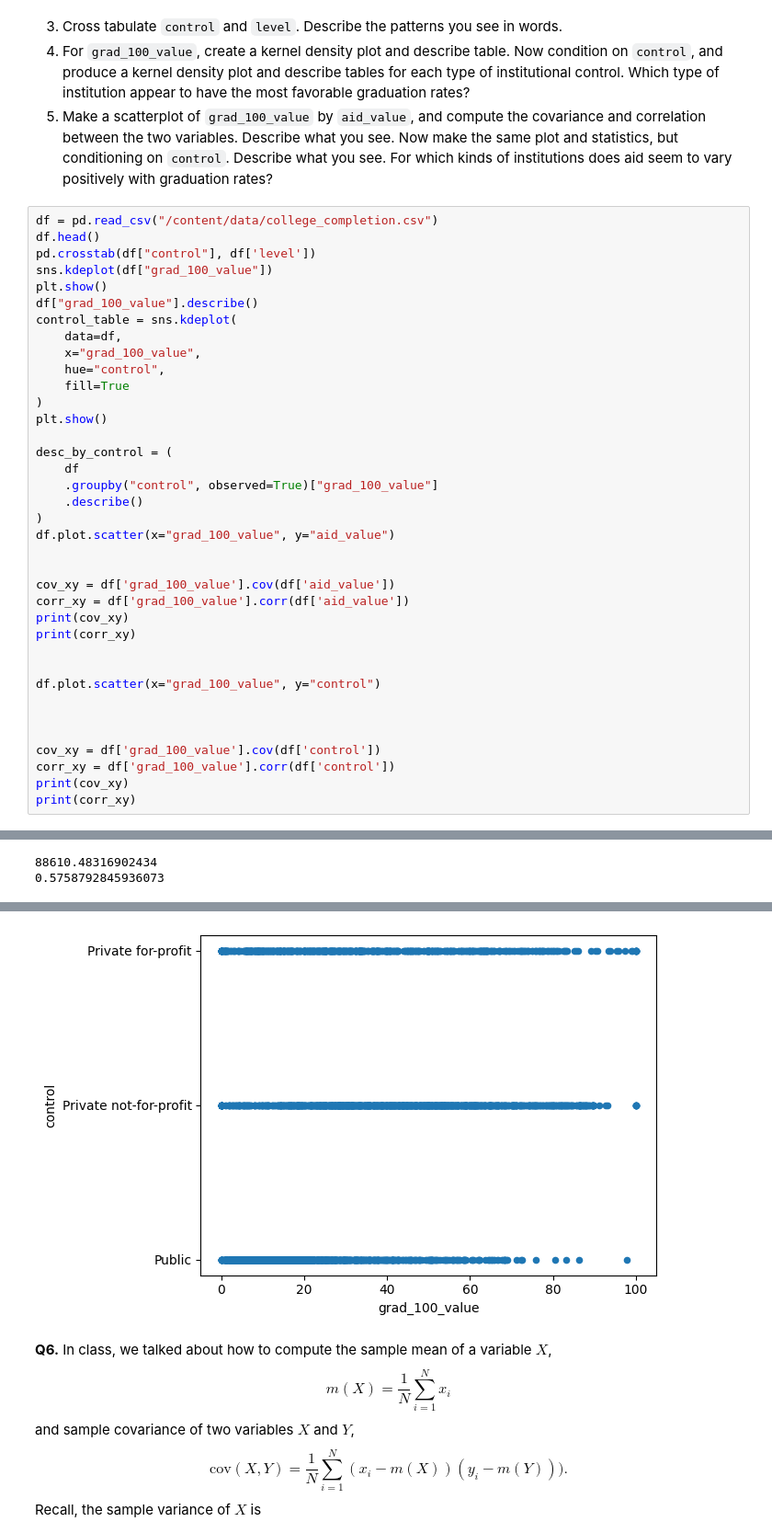
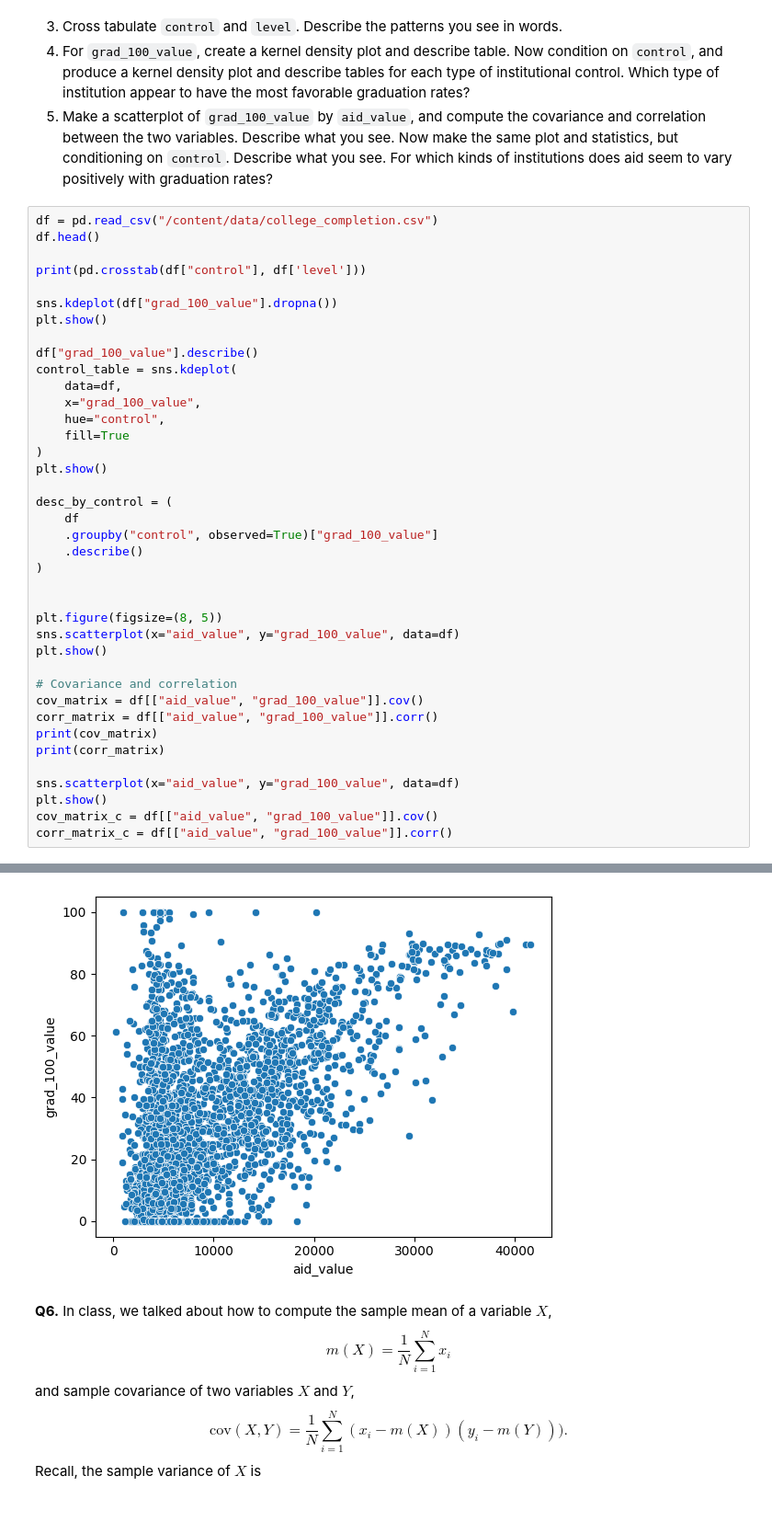
Before and after one commit to hershiaytoda/undergrad_ml_assignments, a Jupyter notebook: 01_assignment_wrangling_and_eda.ipynb, the cells around one changed output, grey strips where cells are left out. Shown at 92% size. Drawn from its saved outputs; the diff is of its cells as text; blank space fills up the shorter version.

```diff
--- a/01_assignment_wrangling_and_eda.ipynb
+++ b/01_assignment_wrangling_and_eda.ipynb
@@ -313,9 +412,12 @@ We'll use the `college_completion.csv` dataset from the US Department of Educati
 # %%
 df = pd.read_csv("/content/data/college_completion.csv")
 df.head()
-pd.crosstab(df["control"], df['level'])
-sns.kdeplot(df["grad_100_value"])
+
+print(pd.crosstab(df["control"], df['level']))
+
+sns.kdeplot(df["grad_100_value"].dropna())
 plt.show()
+
 df["grad_100_value"].describe()
 control_table = sns.kdeplot(
     data=df,
@@ -330,21 +432,20 @@ desc_by_control = (
     .groupby("control", observed=True)["grad_100_value"]
     .describe()
 )
-df.plot.scatter(x="grad_100_value", y="aid_value")
 
 
-cov_xy = df['grad_100_value'].cov(df['aid_value'])
-corr_xy = df['grad_100_value'].corr(df['aid_value'])
-print(cov_xy)
-print(corr_xy)
+plt.figure(figsize=(8, 5))
+sns.scatterplot(x="aid_value", y="grad_100_value", data=df)
+plt.show()
 
+# Covariance and correlation
+cov_matrix = df[["aid_value", "grad_100_value"]].cov()
+corr_matrix = df[["aid_value", "grad_100_value"]].corr()
+print(cov_matrix)
+print(corr_matrix)
 
-df.plot.scatter(x="grad_100_value", y="control")
-
-
-
-cov_xy = df['grad_100_value'].cov(df['control'])
-corr_xy = df['grad_100_value'].corr(df['control'])
-print(cov_xy)
-print(corr_xy)
+sns.scatterplot(x="aid_value", y="grad_100_value", data=df)
+plt.show()
+cov_matrix_c = df[["aid_value", "grad_100_value"]].cov()
+corr_matrix_c = df[["aid_value", "grad_100_value"]].corr()
 # %% [output]
@@ -351,4 +457,2 @@ print(corr_xy)
 [figure]
 [figure]
-88610.48316902434
-0.5758792845936073
@@ -357,4 +466,4 @@ ValueError: could not convert string to float: 'Public'
-[figure, old version]
+[figure, new version]
 # %% [markdown]
 **Q6.** In class, we talked about how to compute the sample mean of a variable $X$,
 $$
```
Also changed, not shown: parts of 7 cells of this notebook.
